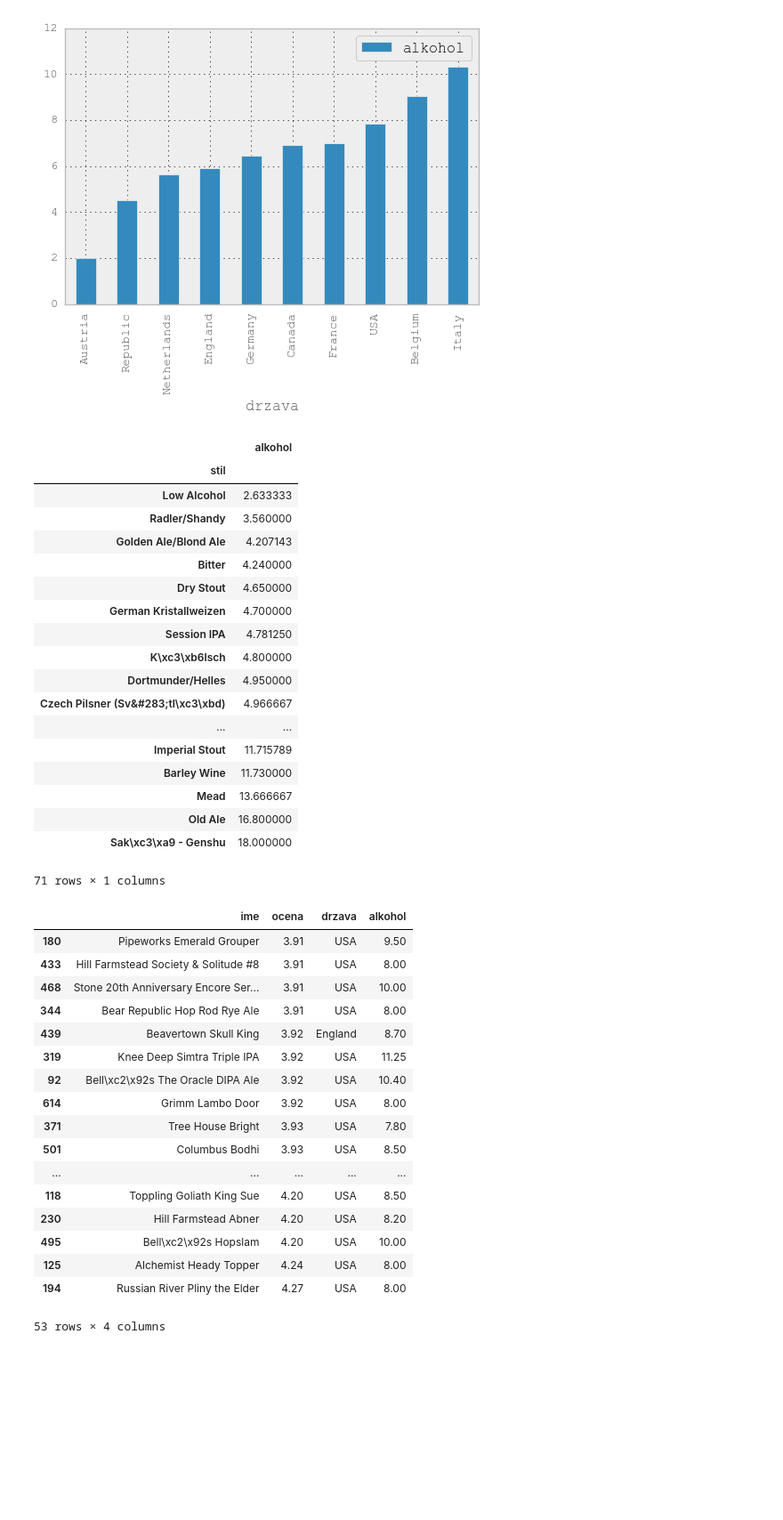
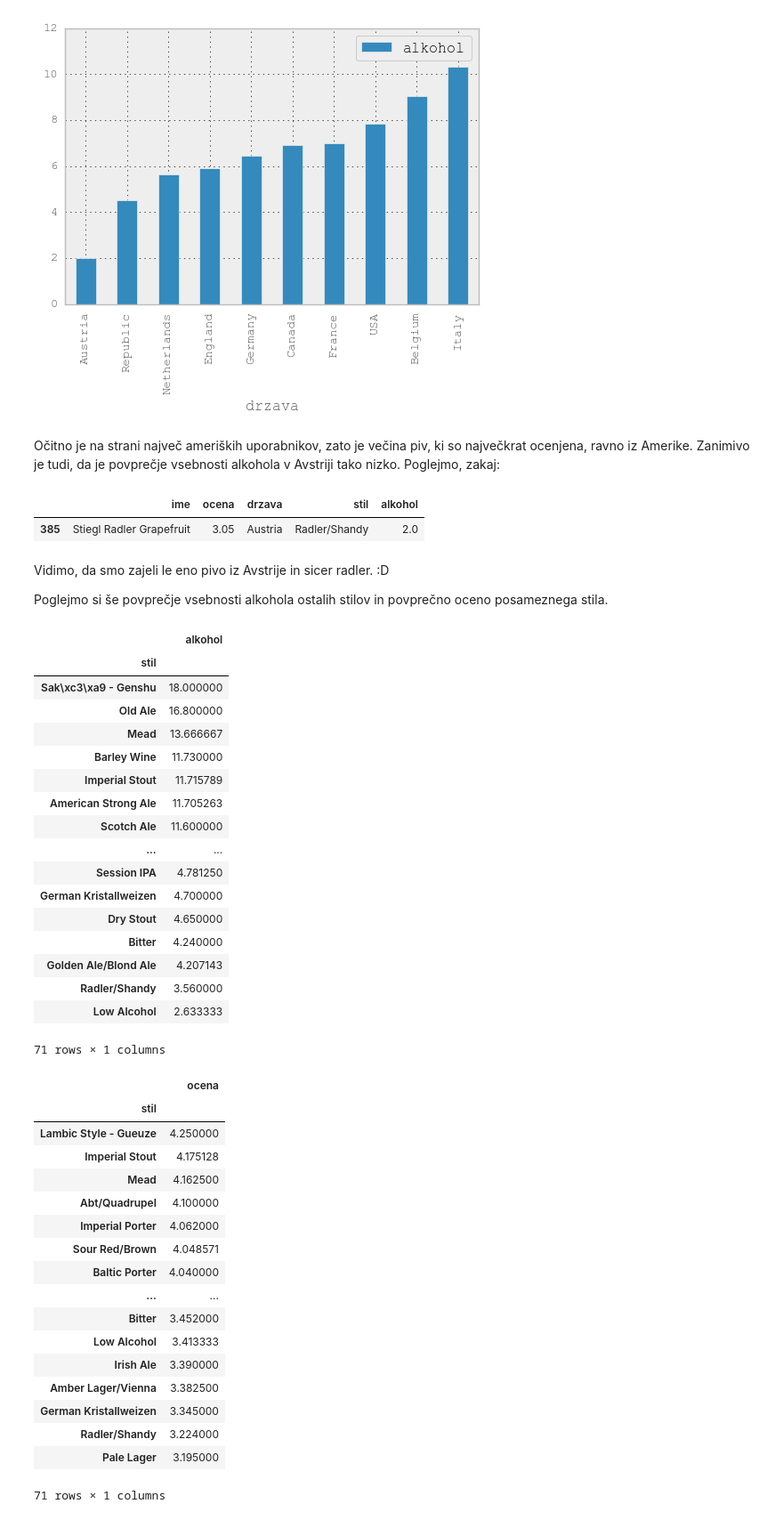
Before and after one commit to anjakisek/Najboljsa-piva-Ratebeer, a Jupyter notebook: Piva-Ratebeer.ipynb, the cells around one changed output. Shown: that part at 89% size. Saved outputs shown, nothing was run; the diff lists cells and outputs as text; code cells hidden in the pictures; blank space fills up the shorter version.

```diff
--- a/Piva-Ratebeer.ipynb
+++ b/Piva-Ratebeer.ipynb
@@ -158,46 +161,56 @@ tabela.groupby('drzava')[['alkohol']].mean().sort_values('alkohol').plot(kind='b
 # %% [output]
 <matplotlib.axes._subplots.AxesSubplot at 0x...>
 [figure]
+# %% [markdown]
+Očitno je na strani največ ameriških uporabnikov, zato je večina piv, ki so največkrat ocenjena, ravno iz Amerike. Zanimivo je tudi, da je povprečje vsebnosti alkohola v Avstriji tako nizko. Poglejmo, zakaj:
+# %%
+tabela[tabela['drzava'] == 'Austria'][['ime', 'ocena', 'drzava', 'stil', 'alkohol']]
+# %% [output]
+|  | ime | ocena | drzava | stil | alkohol |
+| 385 | Stiegl Radler Grapefruit | 3.05 | Austria | Radler/Shandy | 2.0 |
+# %% [markdown]
+Vidimo, da smo zajeli le eno pivo iz Avstrije in sicer radler. :D
+
+Poglejmo si še povprečje vsebnosti alkohola ostalih stilov in povprečno oceno posameznega stila.
 # %%
-tabela.groupby('stil').mean().sort_values('alkohol')[['alkohol']]
+tabela.groupby('stil').mean().sort_values('alkohol', ascending=False)[['alkohol']]
 # %% [output]
 |  | alkohol |
 | stil |  |
+| Sak\xc3\xa9 - Genshu | 18.000000 |
+| Old Ale | 16.800000 |
+| Mead | 13.666667 |
+| Barley Wine | 11.730000 |
+| Imperial Stout | 11.715789 |
+| American Strong Ale | 11.705263 |
+| Scotch Ale | 11.600000 |
+| ... | ... |
+| Session IPA | 4.781250 |
+| German Kristallweizen | 4.700000 |
+| Dry Stout | 4.650000 |
+| Bitter | 4.240000 |
+| Golden Ale/Blond Ale | 4.207143 |
+| Radler/Shandy | 3.560000 |
 | Low Alcohol | 2.633333 |
-| Radler/Shandy | 3.560000 |
-| Golden Ale/Blond Ale | 4.207143 |
-| Bitter | 4.240000 |
-| Dry Stout | 4.650000 |
-| German Kristallweizen | 4.700000 |
-| Session IPA | 4.781250 |
-| K\xc3\xb6lsch | 4.800000 |
-| Dortmunder/Helles | 4.950000 |
-| Czech Pilsner (Sv&#283;tl\xc3\xbd) | 4.966667 |
-| ... | ... |
-| Imperial Stout | 11.715789 |
-| Barley Wine | 11.730000 |
-| Mead | 13.666667 |
-| Old Ale | 16.800000 |
-| Sak\xc3\xa9 - Genshu | 18.000000 |
 71 rows × 1 columns
 # %%
-tabela[tabela['stil'] == 'Imperial IPA'].sort_values('ocena')[['ime', 'ocena', 'drzava', 'alkohol']]
+tabela.groupby('stil').mean().sort_values('ocena', ascending=False)[['ocena']]
 # %% [output]
-|  | ime | ocena | drzava | alkohol |
-| 180 | Pipeworks Emerald Grouper | 3.91 | USA | 9.50 |
-| 433 | Hill Farmstead Society & Solitude #8 | 3.91 | USA | 8.00 |
-| 468 | Stone 20th Anniversary Encore Ser... | 3.91 | USA | 10.00 |
-| 344 | Bear Republic Hop Rod Rye Ale | 3.91 | USA | 8.00 |
-| 439 | Beavertown Skull King | 3.92 | England | 8.70 |
-| 319 | Knee Deep Simtra Triple IPA | 3.92 | USA | 11.25 |
-| 92 | Bell\xc2\x92s The Oracle DIPA Ale | 3.92 | USA | 10.40 |
-| 614 | Grimm Lambo Door | 3.92 | USA | 8.00 |
-| 371 | Tree House Bright | 3.93 | USA | 7.80 |
-| 501 | Columbus Bodhi | 3.93 | USA | 8.50 |
-| ... | ... | ... | ... | ... |
-| 118 | Toppling Goliath King Sue | 4.20 | USA | 8.50 |
-| 230 | Hill Farmstead Abner | 4.20 | USA | 8.20 |
-| 495 | Bell\xc2\x92s Hopslam | 4.20 | USA | 10.00 |
-| 125 | Alchemist Heady Topper | 4.24 | USA | 8.00 |
-| 194 | Russian River Pliny the Elder | 4.27 | USA | 8.00 |
+|  | ocena |
+| stil |  |
+| Lambic Style - Gueuze | 4.250000 |
+| Imperial Stout | 4.175128 |
+| Mead | 4.162500 |
+| Abt/Quadrupel | 4.100000 |
+| Imperial Porter | 4.062000 |
+| Sour Red/Brown | 4.048571 |
+| Baltic Porter | 4.040000 |
+| ... | ... |
+| Bitter | 3.452000 |
+| Low Alcohol | 3.413333 |
+| Irish Ale | 3.390000 |
+| Amber Lager/Vienna | 3.382500 |
+| German Kristallweizen | 3.345000 |
+| Radler/Shandy | 3.224000 |
+| Pale Lager | 3.195000 |
-53 rows × 4 columns
+71 rows × 1 columns
```
Also changed, not shown: parts of 22 cells of this notebook.
